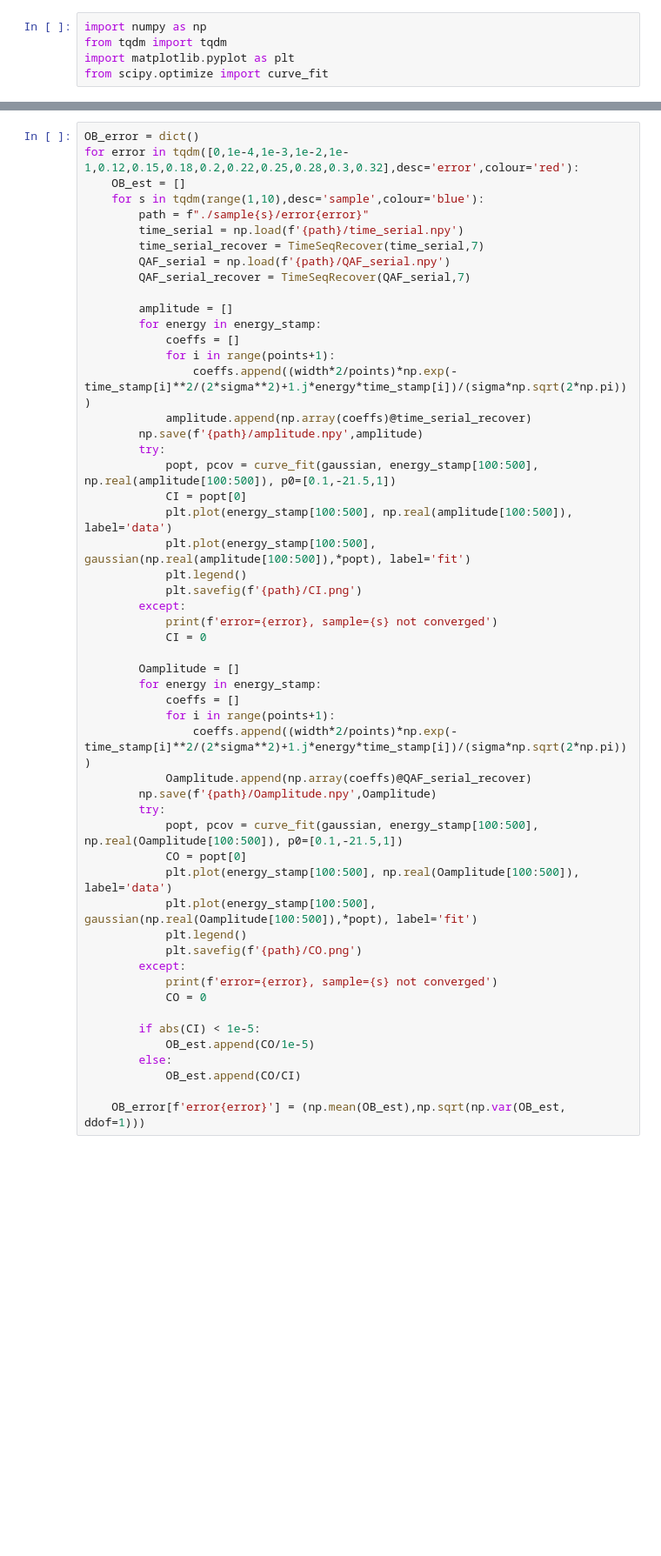
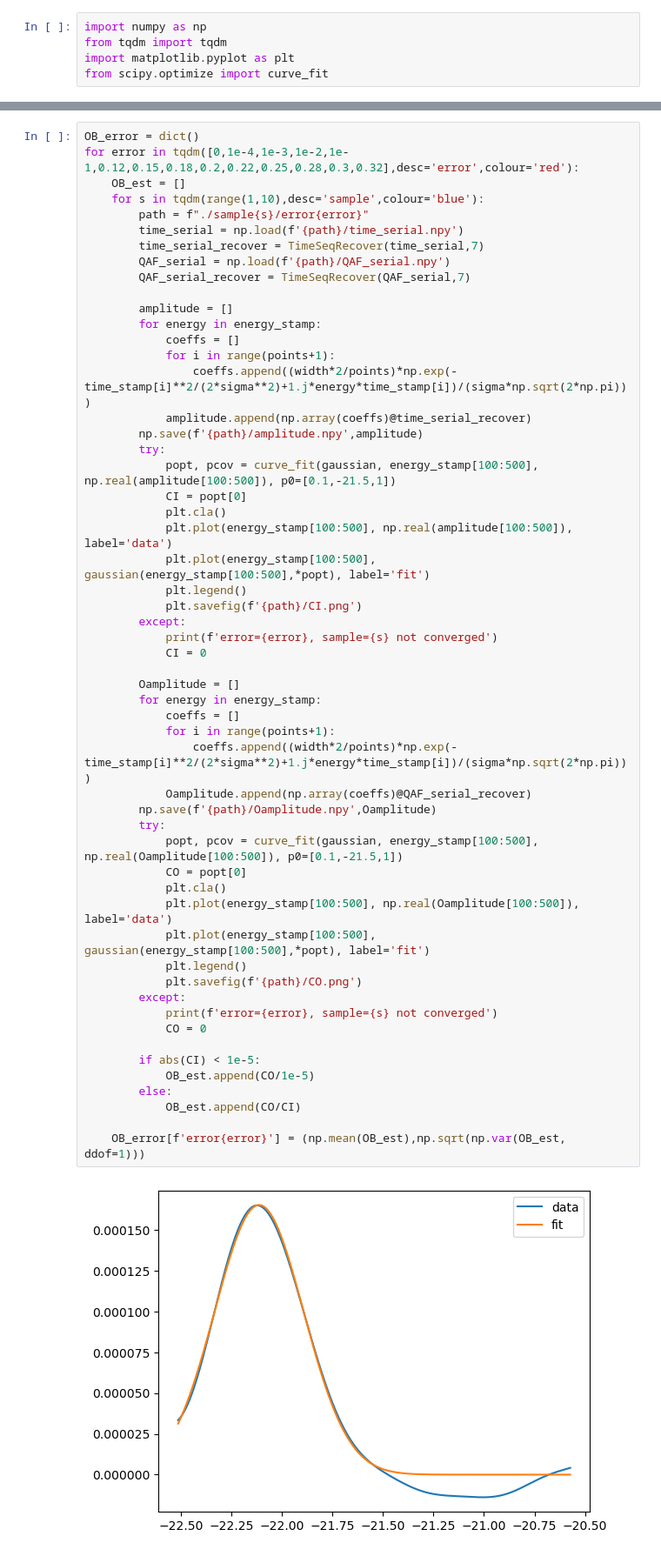
Before and after one commit to Celesoar/MindQuantum-for-UQCS, a Jupyter notebook: data_processing.ipynb, the cells around one changed output, grey strips where cells are left out. Shown at 87% size. Saved outputs shown, nothing was run; the diff lists cells and outputs as text; blank space fills up the shorter version.

```diff
--- a/data_processing.ipynb
+++ b/data_processing.ipynb
@@ -212,35 +212,39 @@ for error in tqdm([0,1e-4,1e-3,1e-2,1e-1,0.12,0.15,0.18,0.2,0.22,0.25,0.28,0.3,0
         try:
             popt, pcov = curve_fit(gaussian, energy_stamp[100:500], np.real(amplitude[100:500]), p0=[0.1,-21.5,1])
             CI = popt[0]
+            plt.cla()
             plt.plot(energy_stamp[100:500], np.real(amplitude[100:500]), label='data')
-            plt.plot(energy_stamp[100:500], gaussian(np.real(amplitude[100:500]),*popt), label='fit')
+            plt.plot(energy_stamp[100:500], gaussian(energy_stamp[100:500],*popt), label='fit')
             plt.legend()
             plt.savefig(f'{path}/CI.png')
         except:
             print(f'error={error}, sample={s} not converged')
             CI = 0
 
         Oamplitude = []
         for energy in energy_stamp:
             coeffs = []
             for i in range(points+1):
                 coeffs.append((width*2/points)*np.exp(-time_stamp[i]**2/(2*sigma**2)+1.j*energy*time_stamp[i])/(sigma*np.sqrt(2*np.pi)))
             Oamplitude.append(np.array(coeffs)@QAF_serial_recover)
         np.save(f'{path}/Oamplitude.npy',Oamplitude)
         try:
             popt, pcov = curve_fit(gaussian, energy_stamp[100:500], np.real(Oamplitude[100:500]), p0=[0.1,-21.5,1])
             CO = popt[0]
+            plt.cla()
             plt.plot(energy_stamp[100:500], np.real(Oamplitude[100:500]), label='data')
-            plt.plot(energy_stamp[100:500], gaussian(np.real(Oamplitude[100:500]),*popt), label='fit')
+            plt.plot(energy_stamp[100:500], gaussian(energy_stamp[100:500],*popt), label='fit')
             plt.legend()
             plt.savefig(f'{path}/CO.png')
         except:
             print(f'error={error}, sample={s} not converged')
             CO = 0
 
         if abs(CI) < 1e-5:
             OB_est.append(CO/1e-5)
         else:
             OB_est.append(CO/CI)
 
     OB_error[f'error{error}'] = (np.mean(OB_est),np.sqrt(np.var(OB_est, ddof=1)))
+# %% [output]
+[figure, added]
```
Also changed, not shown: 3 other files.
